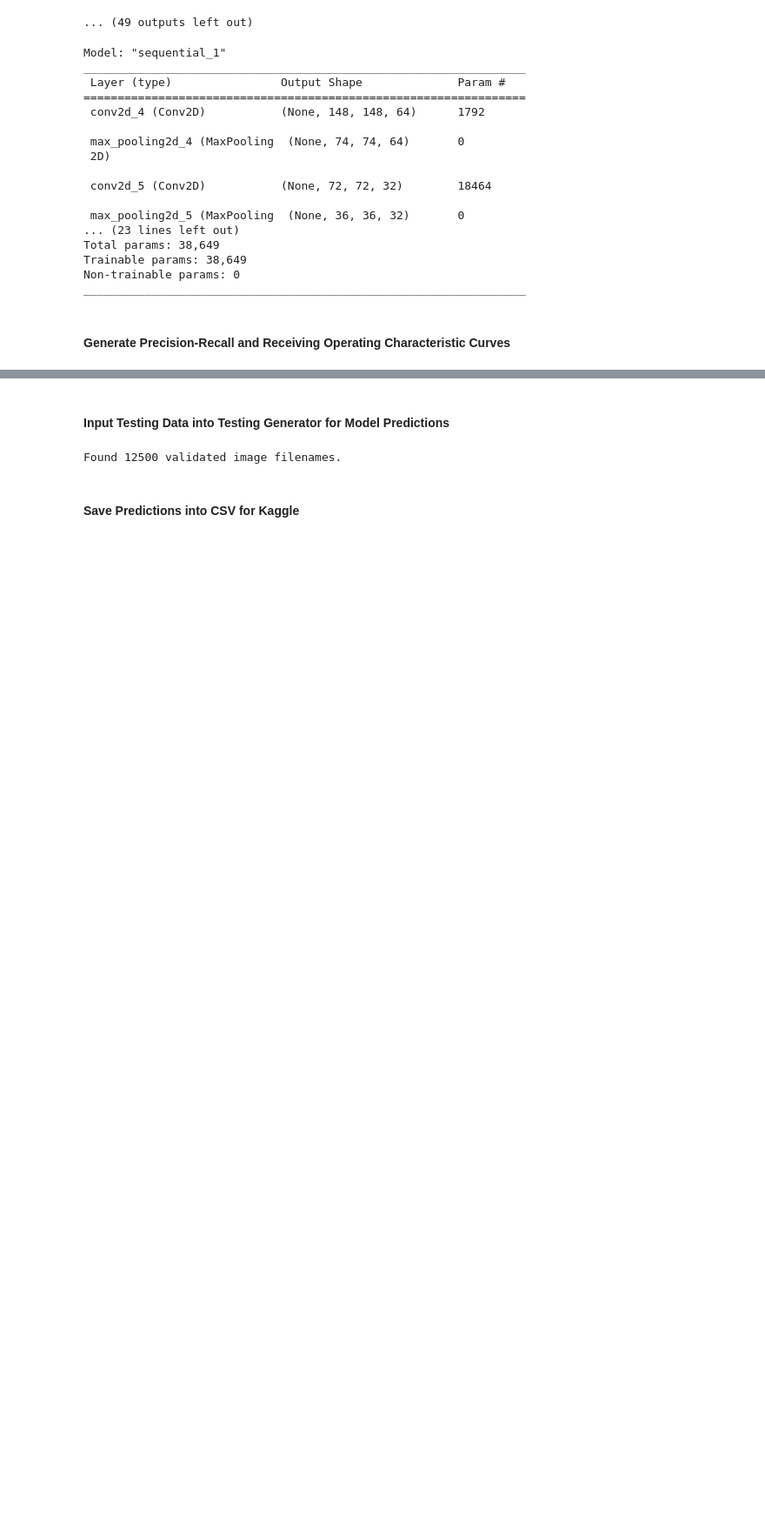
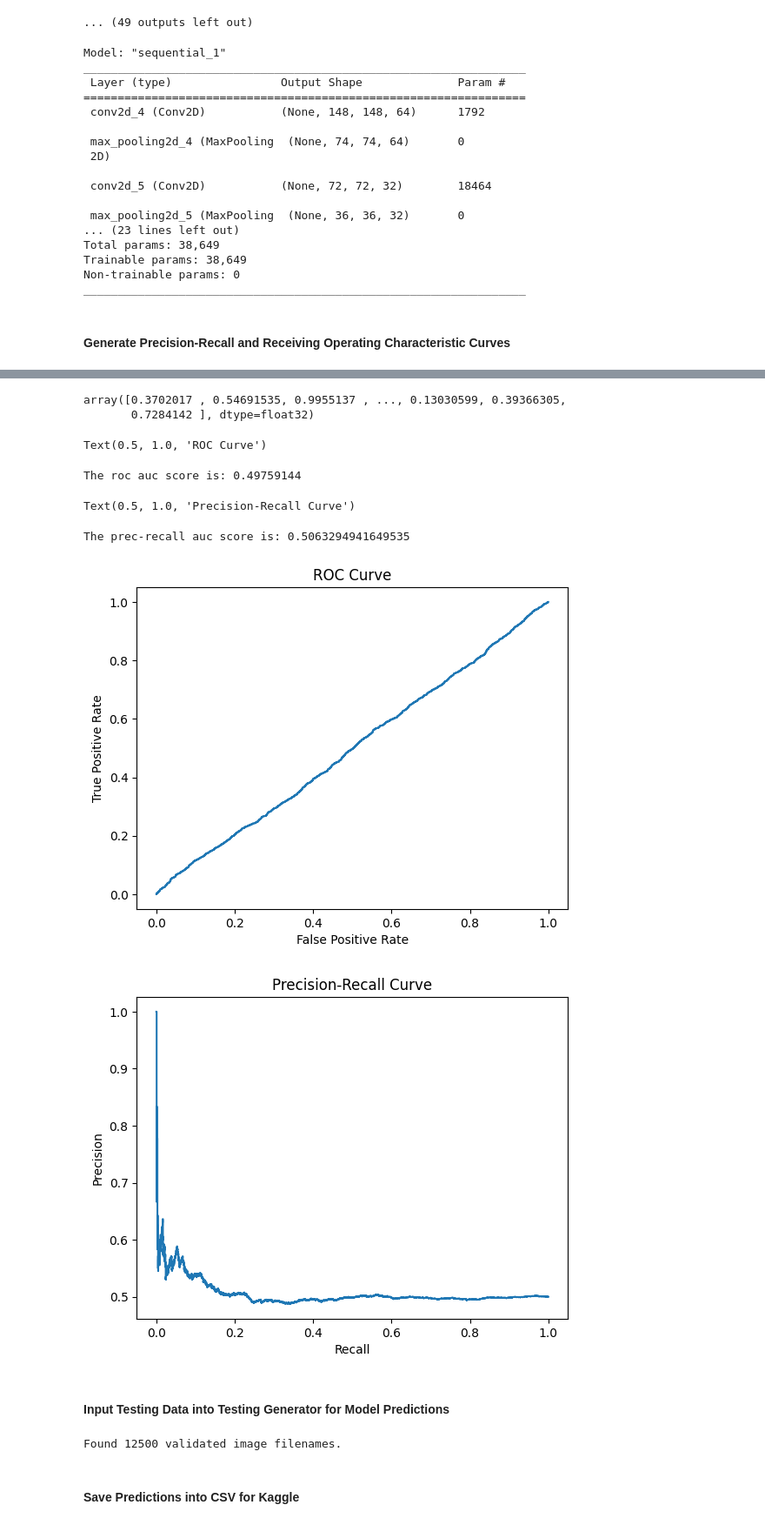
Before and after one commit to JuliaGranito/Module-8, a Jupyter notebook: Module 8 Notebook.ipynb, the cells around one changed output, grey strips where cells are left out. Shown at 87% size. Saved outputs shown, nothing was run; the diff lists cells and outputs as text; code cells hidden in the pictures; blank space fills up the shorter version.

Commit message:
Draft Precision-Recall and ROC Curves
Added Draft Precision-Recall and ROC Curves for CNN3

```diff
--- a/Module 8 Notebook.ipynb
+++ b/Module 8 Notebook.ipynb
@@ -759,3 +759,9 @@ Non-trainable params: 0
 _________________________________________________________________
 # %% [markdown]
 #### Generate Precision-Recall and Receiving Operating Characteristic Curves
+# %%
+# Apply the cnn model1 to the training / validation dataset
+cnn_pred3_validation = best_model.predict(validation_generator, verbose = 1)
+
+# Put the label predictions into a dataframe
+cnn_pred3_validation_df = pd.DataFrame(cnn_pred3_validation, columns=['label'])
@@ -762,48 +770,39 @@ _________________________________________________________________
+# %%
+cnn_pred3_validation_array = cnn_pred3_validation_df['label'].to_numpy()
+# %% [output]
+array([0.3702017 , 0.54691535, 0.9955137 , ..., 0.13030599, 0.39366305,
+       0.7284142 ], dtype=float32)
 # %%
 from sklearn.metrics import roc_auc_score
 from sklearn.metrics import RocCurveDisplay
 from sklearn.metrics import precision_recall_curve, auc
 from sklearn.metrics import PrecisionRecallDisplay
 from sklearn.metrics import confusion_matrix, ConfusionMatrixDisplay, roc_curve
 
-gbtress_y = rf_training_validation_df['Survived']
-
-predictions = gb_tuned_model.predict(gbtrees_X)
-probabilities = gb_tuned_model.predict_proba(gbtrees_X)[:,1]
-
-
-# Calculate the accuracy, precision, and recall associated with the predictions of the best gradient boosting model
-
-accuracy_gb = accuracy_score(gbtress_y, predictions)
-precision_gb = precision_score(gbtress_y, predictions)
-recall_gb = recall_score(gbtress_y, predictions)
-
-print("Accuracy:", accuracy_gb)
-print("Precision:", precision_gb)
-print("Recall:", recall_gb)
-
-
-# Confusion
-
-cm = confusion_matrix(gbtress_y, predictions)
-disp = ConfusionMatrixDisplay(confusion_matrix=cm, display_labels=['Did not survive','Survived'])
-disp.plot()
+true_y = validation_generator.labels
 
 
 # Curves
 
-fpr, tpr, _ = roc_curve(gbtress_y, probabilities)
+fpr, tpr, _ = roc_curve(true_y, cnn_pred3_validation_array)
 roc_display = RocCurveDisplay(fpr=fpr, tpr=tpr).plot()
-plt.title('Gradient Boosting ROC Curve')
+plt.title('ROC Curve')
 # roc auc score
-auc1 = roc_auc_score(gbtress_y, probabilities)
+auc1 = roc_auc_score(true_y, cnn_pred3_validation_array)
 print("The roc auc score is:", auc1)
 
-prec, recall, _ = precision_recall_curve(gbtress_y, probabilities)
+prec, recall, _ = precision_recall_curve(true_y, cnn_pred3_validation_array)
 pr_display = PrecisionRecallDisplay(precision=prec, recall=recall).plot()
-plt.title('Gradient Boosting Precision-Recall Curve')# precision-recall auc score
+plt.title('Precision-Recall Curve')# precision-recall auc score
 auc2 = auc(recall, prec)
 print("The prec-recall auc score is:", auc2)
+# %% [output]
+Text(0.5, 1.0, 'ROC Curve')
+The roc auc score is: 0.49759144
+Text(0.5, 1.0, 'Precision-Recall Curve')
+The prec-recall auc score is: 0.5063294941649535
+[figure, added]
+[figure, added]
 # %% [markdown]
 #### Input Testing Data into Testing Generator for Model Predictions
 # %%
```
Also changed, not shown: parts of 7 cells of this notebook.
